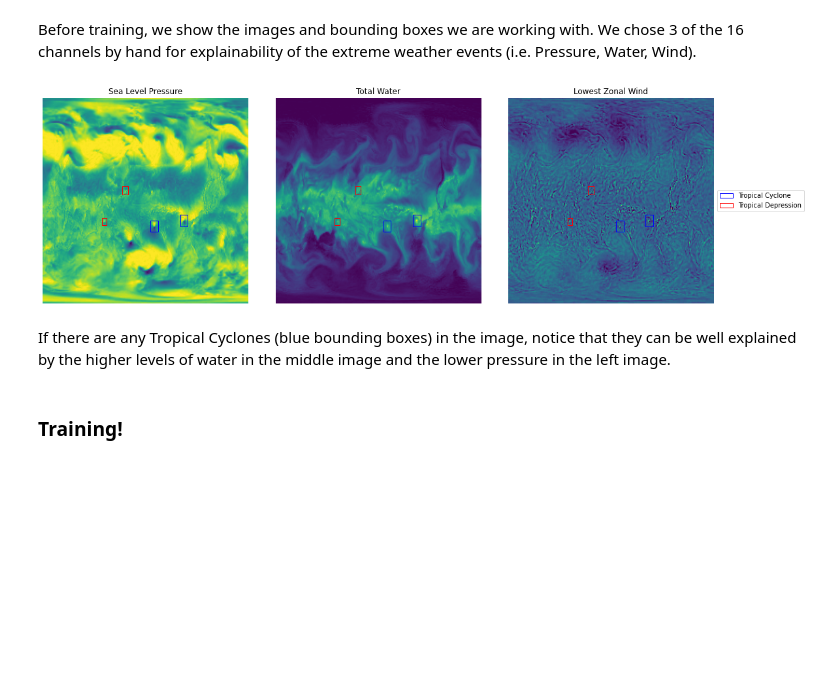
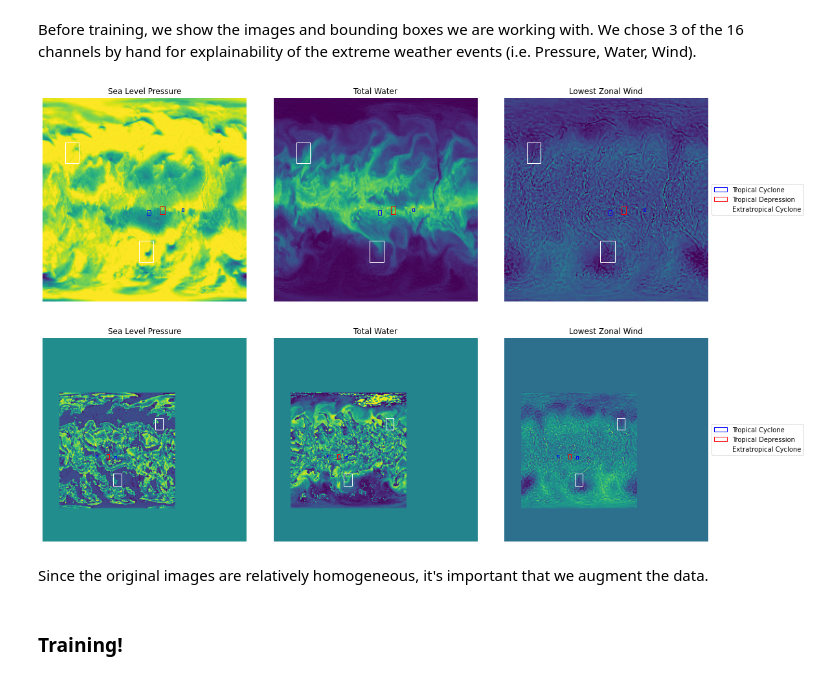
Before and after one commit to rtealwitter/Weather, a Jupyter notebook: main.ipynb, the cells around one changed output. Cells and saved outputs as stored; diff of their text form; code cells hidden in the pictures; blank space fills up the shorter version.

Commit message:
data augmentation!

```diff
--- a/main.ipynb
+++ b/main.ipynb
@@ -581,10 +809,10 @@ class ExtremeWeatherDataset(Dataset):
 # %%
 prefix = '/content/drive/My Drive/extremeweather/' # where the data is stored
-train_data = ExtremeWeatherDataset(dir=prefix+'train/')
+train_data = ExtremeWeatherDataset(dir=prefix+'train/', transform_fn = transform_train)
 train_dataloader = DataLoader(train_data, batch_size=32, shuffle=True, collate_fn=collate_fn)
-valid_data = ExtremeWeatherDataset(dir=prefix+'valid/')
+valid_data = ExtremeWeatherDataset(dir=prefix+'valid/', transform_fn = transform_test)
 valid_dataloader = DataLoader(valid_data, batch_size=32, shuffle=True, collate_fn=collate_fn)
-#test_data = ExtremeWeatherDataset(dir=prefix+'test/')
+#test_data = ExtremeWeatherDataset(dir=prefix+'test/', transform_fn = transform_test)
 #test_dataloader = DataLoader(test_data, batch_size=32, shuffle=True, collate_fn=collate_fn)
 # %% [markdown]
 ### Visualizing Images
@@ -595,8 +823,9 @@ EVENTS = ['Tropical Depression', 'Tropical Cyclone', 'Extratropical Cyclone', 'A
 NAMES = ['Sea Level Pressure', 'Total Water', 'Lowest Zonal Wind']
 COLORS = ['red', 'blue', 'white', 'black']
 
-def plot_image(image, box=None, labels=None, img_size=300):
+def plot_image(image, box=None, labels=None, img_size=1):
   if len(image.shape) == 2: image = np.array([image])
+  # Adapt subplot to the number of channels
   num_channels = image.shape[0]
   num_rows = int(np.sqrt(num_channels))
   num_cols = int(np.round(num_channels//num_rows))
@@ -628,12 +857,20 @@ def addbox(ax, box, labels, img_size):
                                     label=label, color=COLORS[int(labels[i])]))
 # %%
 # Plot images
-images, bboxes, labels = next(iter(train_dataloader))
-plot_image(images[0], box=bboxes[0], labels=labels[0])
+images, bboxes, labels = next(iter(valid_dataloader))
+idx = 0
+image, box, label = images[idx], bboxes[idx], labels[idx]
+plot_image(image, box, label)
 # %% [output]
-[figure, old version]
+[figure, new version]
-# %% [markdown]
-If there are any Tropical Cyclones (blue bounding boxes) in the image, notice that they can be well explained by the higher levels of water in the middle image and the lower pressure in the left image.
+# %%
+## Plot augmented images
+image, box, label = transform_train(image, box, label)
+plot_image(image, box, label)
+# %% [output]
+[figure, added]
+# %% [markdown]
+Since the original images are relatively homogeneous, it's important that we augment the data.
 # %% [markdown]
 ### Training!
 # %%
```
Also changed, not shown: parts of 6 cells of this notebook.
